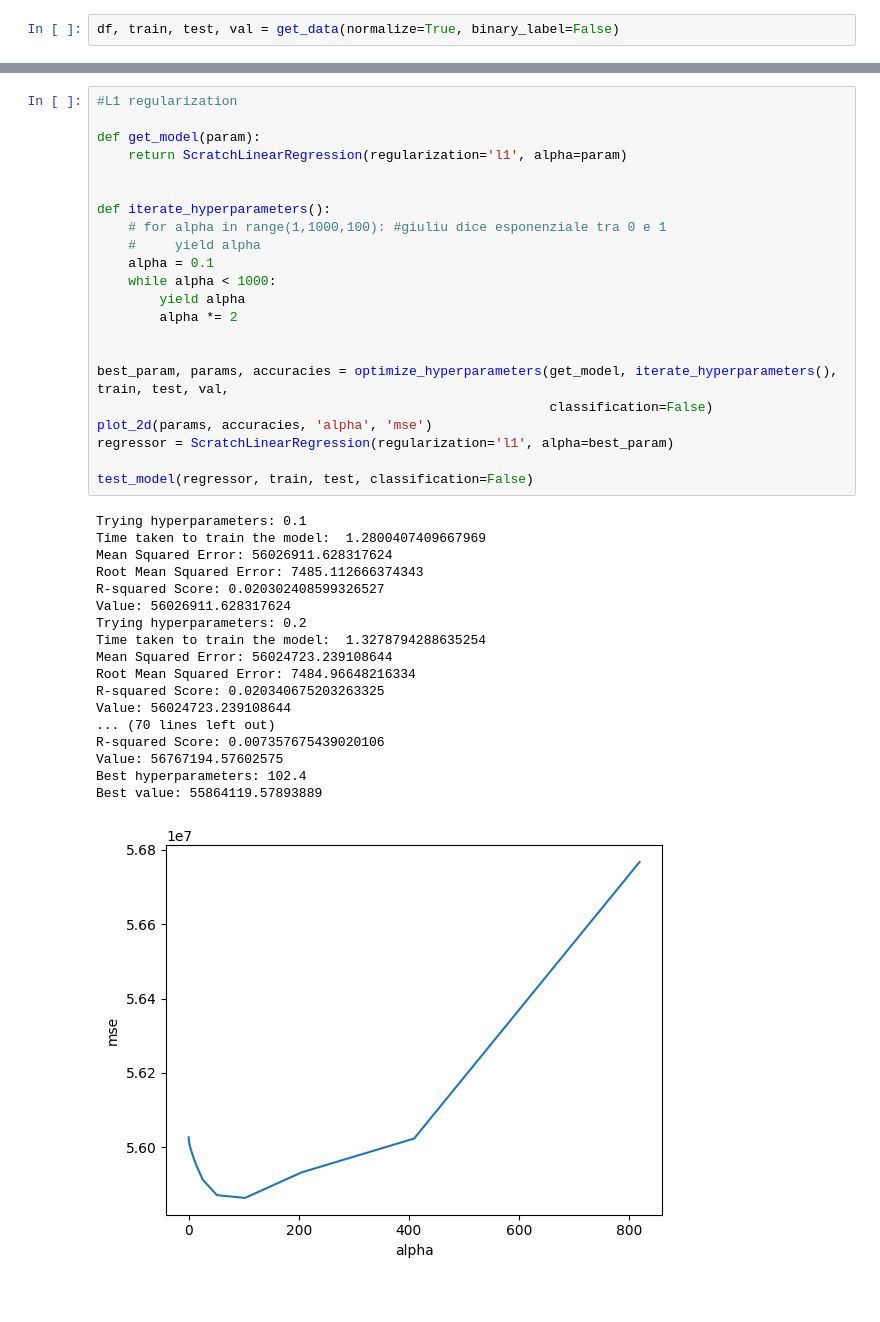
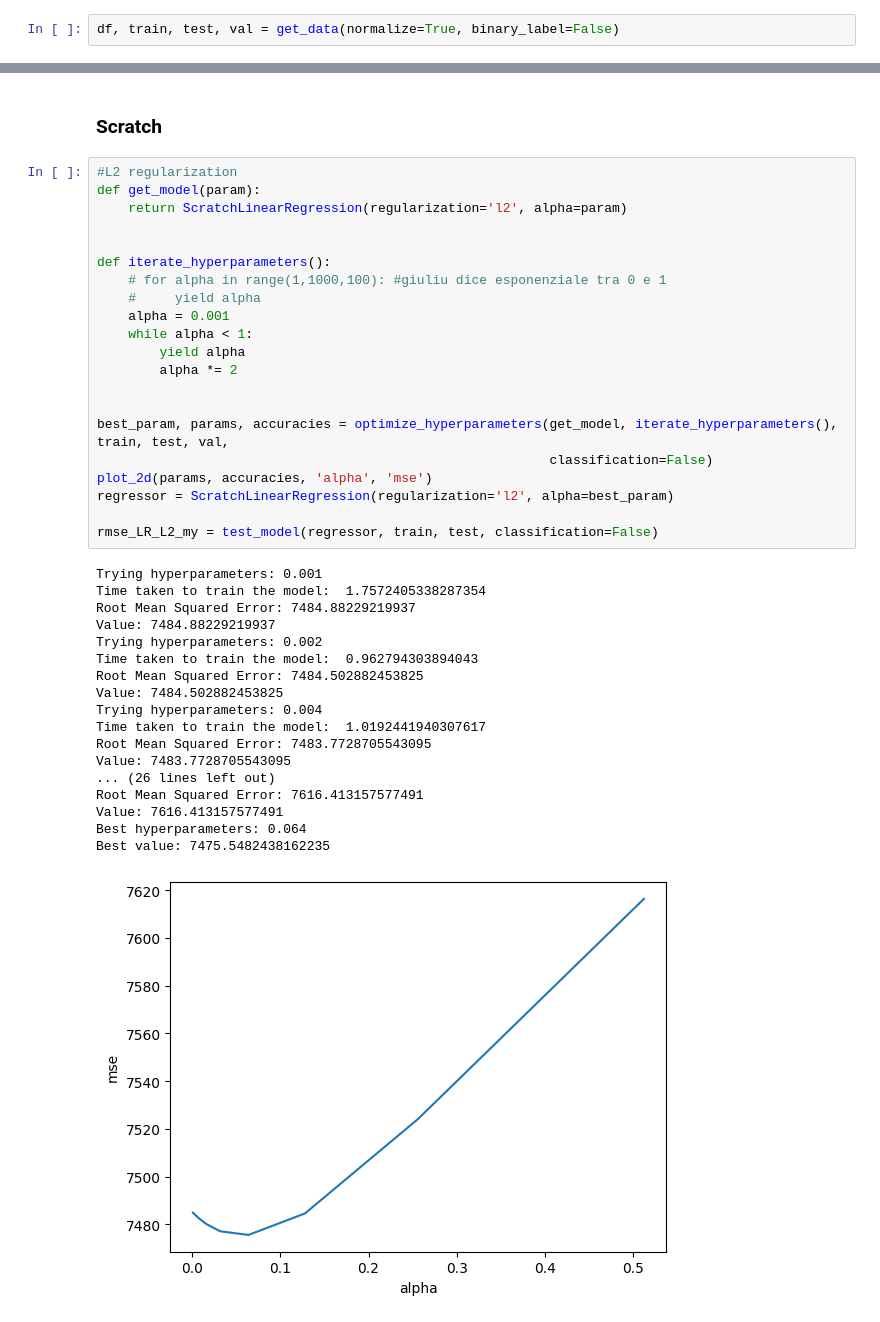
Before and after one commit to VMCvastry/ArtificialInteligenceHomework, a Jupyter notebook: Fondamenti_di_IA_homework_2023_linear_regression.ipynb, the cells around one changed output, grey strips where cells are left out. Drawn from its saved outputs; the diff is of its cells as text; blank space fills up the shorter version.

```diff
--- a/Fondamenti_di_IA_homework_2023_linear_regression.ipynb
+++ b/Fondamenti_di_IA_homework_2023_linear_regression.ipynb
@@ -147,41 +196,42 @@ R-squared Score: 0.035508319698712265
+# %% [markdown]
+### Scratch
 # %%
-#L1 regularization
-
+#L2 regularization
 def get_model(param):
-    return ScratchLinearRegression(regularization='l1', alpha=param)
+    return ScratchLinearRegression(regularization='l2', alpha=param)
 
 
 def iterate_hyperparameters():
     # for alpha in range(1,1000,100): #giuliu dice esponenziale tra 0 e 1
     #     yield alpha
-    alpha = 0.1
-    while alpha < 1000:
+    alpha = 0.001
+    while alpha < 1:
         yield alpha
         alpha *= 2
 
 
 best_param, params, accuracies = optimize_hyperparameters(get_model, iterate_hyperparameters(), train, test, val,
                                                           classification=False)
 plot_2d(params, accuracies, 'alpha', 'mse')
-regressor = ScratchLinearRegression(regularization='l1', alpha=best_param)
+regressor = ScratchLinearRegression(regularization='l2', alpha=best_param)
 
-test_model(regressor, train, test, classification=False)
+rmse_LR_L2_my = test_model(regressor, train, test, classification=False)
 # %% [output]
-Trying hyperparameters: 0.1
-Time taken to train the model:  1.2800407409667969
-Mean Squared Error: 56026911.628317624
-Root Mean Squared Error: 7485.112666374343
-R-squared Score: 0.020302408599326527
-Value: 56026911.628317624
-Trying hyperparameters: 0.2
-Time taken to train the model:  1.3278794288635254
-Mean Squared Error: 56024723.239108644
-Root Mean Squared Error: 7484.96648216334
-R-squared Score: 0.020340675203263325
-Value: 56024723.239108644
-... (70 lines left out)
-R-squared Score: 0.007357675439020106
-Value: 56767194.57602575
-Best hyperparameters: 102.4
-Best value: 55864119.57893889
+Trying hyperparameters: 0.001
+Time taken to train the model:  1.7572405338287354
+Root Mean Squared Error: 7484.88229219937
+Value: 7484.88229219937
+Trying hyperparameters: 0.002
+Time taken to train the model:  0.962794303894043
+Root Mean Squared Error: 7484.502882453825
+Value: 7484.502882453825
+Trying hyperparameters: 0.004
+Time taken to train the model:  1.0192441940307617
+Root Mean Squared Error: 7483.7728705543095
+Value: 7483.7728705543095
+... (26 lines left out)
+Root Mean Squared Error: 7616.413157577491
+Value: 7616.413157577491
+Best hyperparameters: 0.064
+Best value: 7475.5482438162235
-[figure, old version]
+[figure, new version]
```
Also changed, not shown: parts of 33 cells of this notebook.
